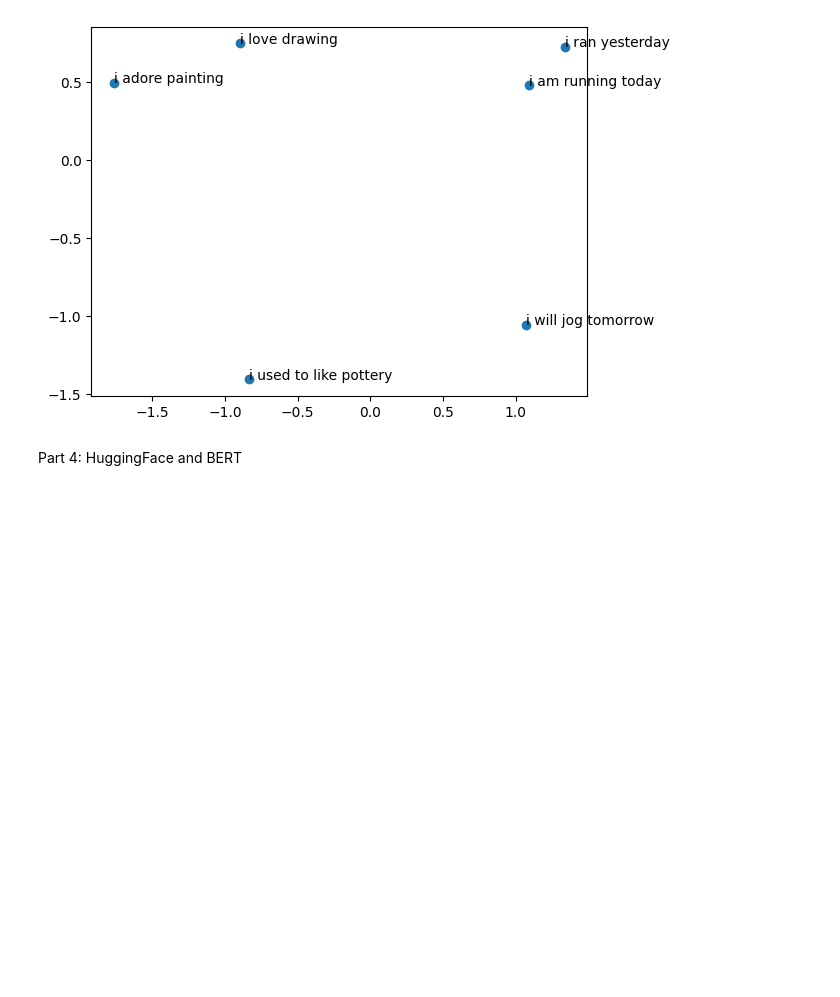
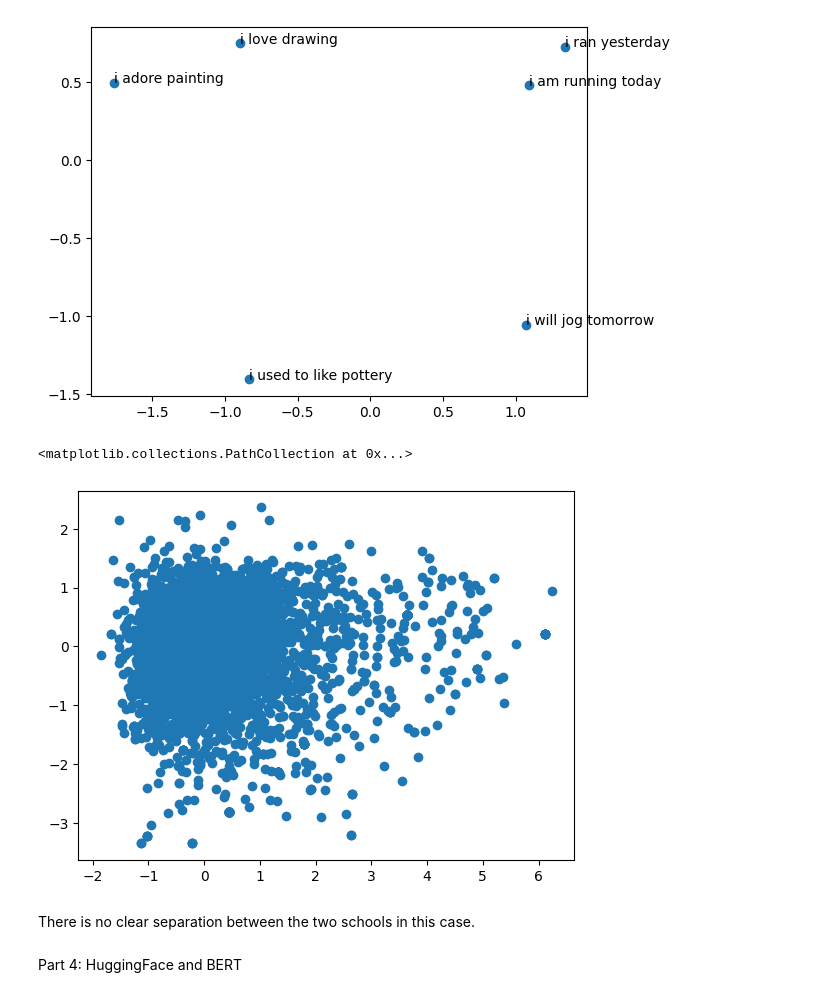
Before and after one commit to ethancmallory/project3-embeddings, a Jupyter notebook: project-3.ipynb, the cells around one changed output. Drawn from its saved outputs; the diff is of its cells as text; code cells hidden in the pictures; blank space fills up the shorter version.

```diff
--- a/project-3.ipynb
+++ b/project-3.ipynb
@@ -242,12 +275,27 @@ plt.show()
 # %%
 
 #use this function to calculate the average embedding of each post in the dataset
+sentences = np.array(data['cleaned_text'])
+reddit_embeddings = [avg_embedding(sentence, model) for sentence in sentences]
+#plot the pca of the average embeddings, color by the "label" column
+#how is this plot different from the previous one?
+reddit_embeddings
 
-#plot the pca of the average embeddings, color by the "label" column
+import math
+filtered_embeddings = [x for x in reddit_embeddings if not (isinstance(x, float) and math.isnan(x))]
 
-#how is this plot different from the previous one?
 
+pca=PCA(n_components=2)
+
+X_pca=pca.fit_transform(filtered_embeddings)
+
+plt.scatter(X_pca[:,0],X_pca[:,1])
 #is there clear separation?
+# %% [output]
+<matplotlib.collections.PathCollection at 0x...>
+[figure, added]
+# %% [markdown]
+There is no clear separation between the two schools in this case.
 # %% [markdown]
 Part 4: HuggingFace and BERT
 # %%
```
Also changed, not shown: parts of 19 cells of this notebook.
